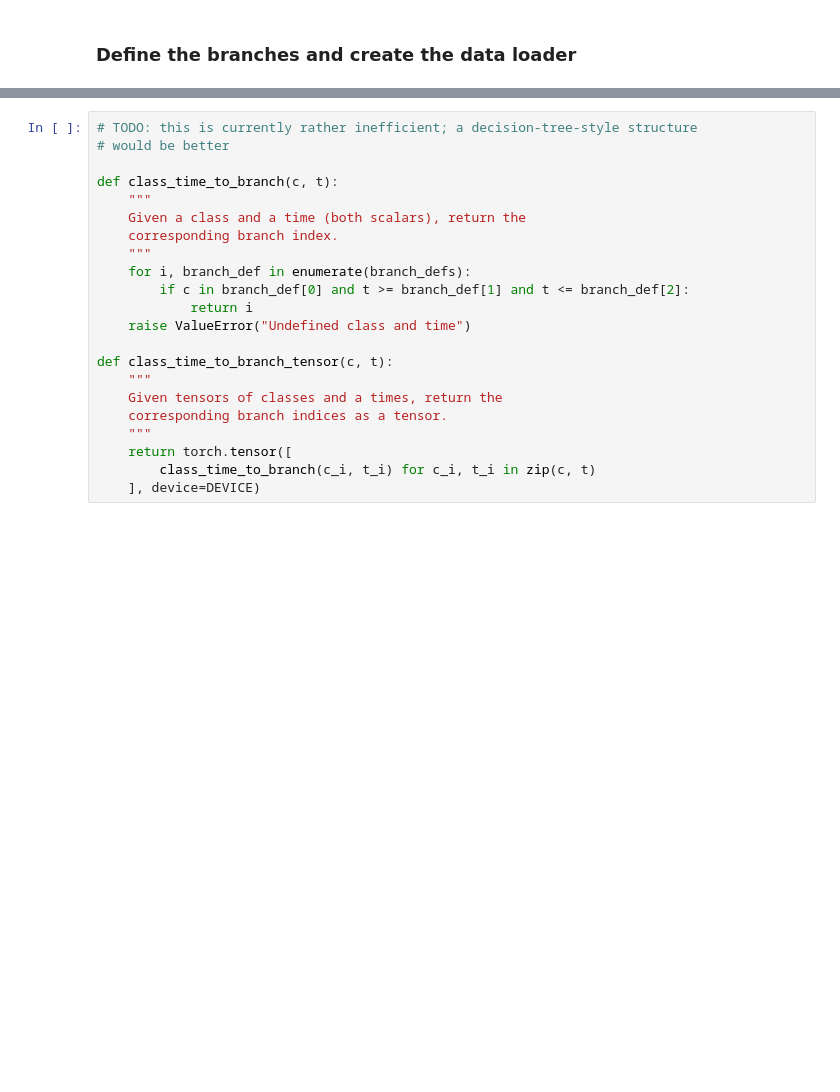
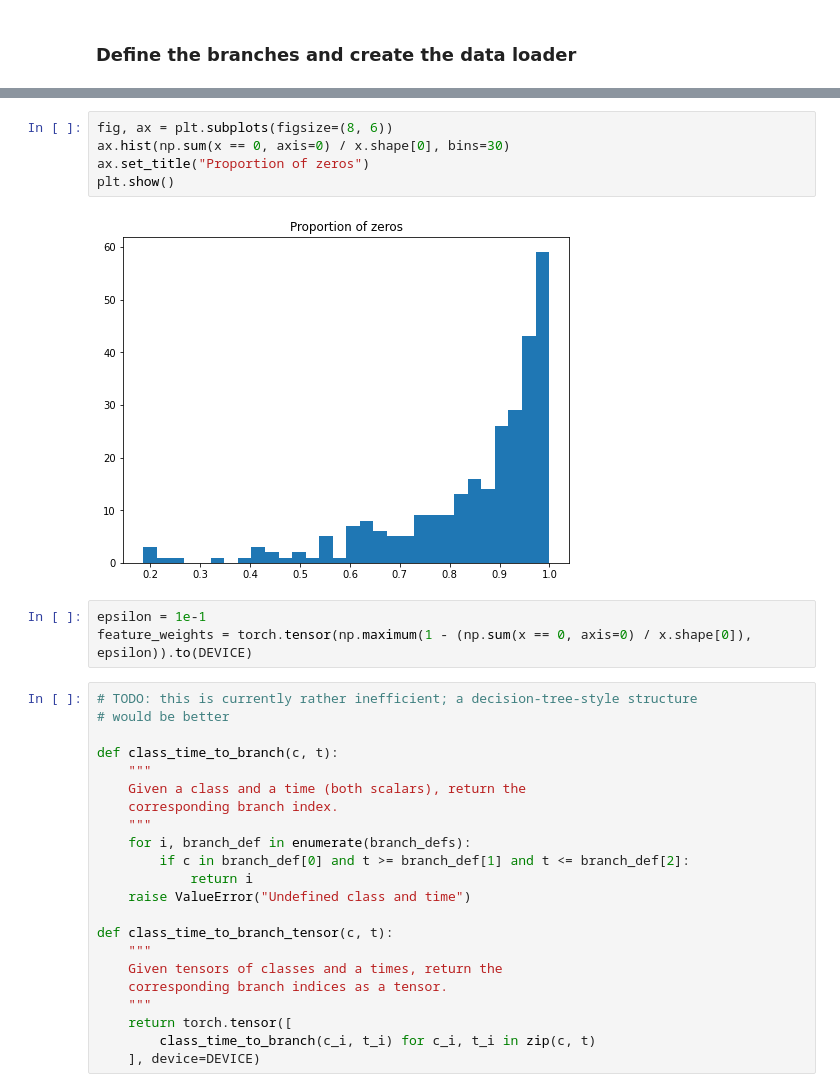
Before and after one commit to Genentech/branched-diffusion, a Jupyter notebook: notebooks/continuous_branched_scrna_covid_flu.ipynb, the cells around one changed output, grey strips where cells are left out. Saved outputs shown, nothing was run; the diff lists cells and outputs as text; blank space fills up the shorter version.

```diff
--- a/notebooks/continuous_branched_scrna_covid_flu.ipynb
+++ b/notebooks/continuous_branched_scrna_covid_flu.ipynb
@@ -43,3 +66,13 @@ input_shape = next(iter(data_loader))[0].shape[1:]
+# %%
+fig, ax = plt.subplots(figsize=(8, 6))
+ax.hist(np.sum(x == 0, axis=0) / x.shape[0], bins=30)
+ax.set_title("Proportion of zeros")
+plt.show()
+# %% [output]
+[figure, added]
+# %%
+epsilon = 1e-1
+feature_weights = torch.tensor(np.maximum(1 - (np.sum(x == 0, axis=0) / x.shape[0]), epsilon)).to(DEVICE)
 # %%
 # TODO: this is currently rather inefficient; a decision-tree-style structure
 # would be better
```
Also changed, not shown: parts of 7 cells of this notebook, 3 other files.
